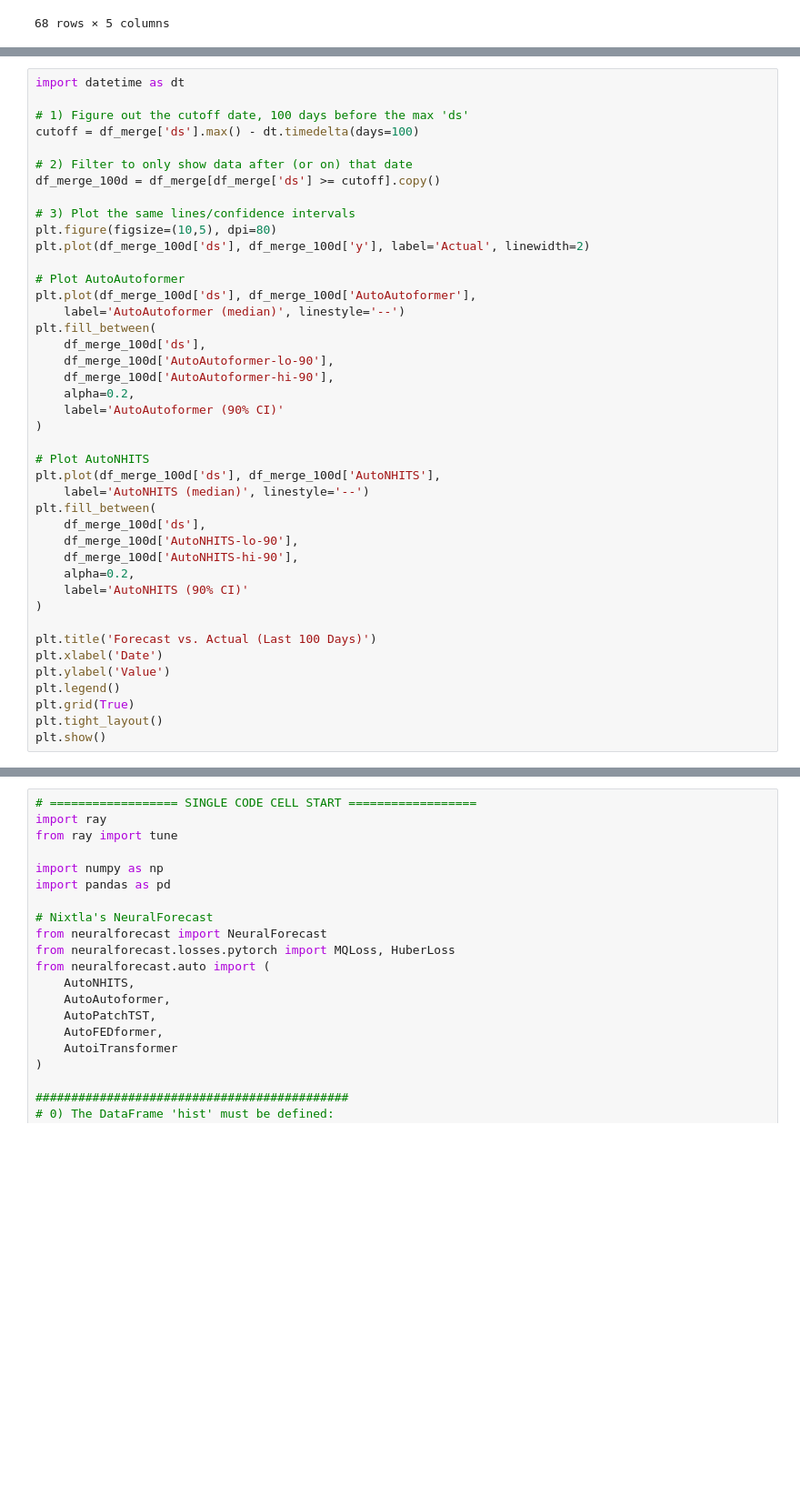
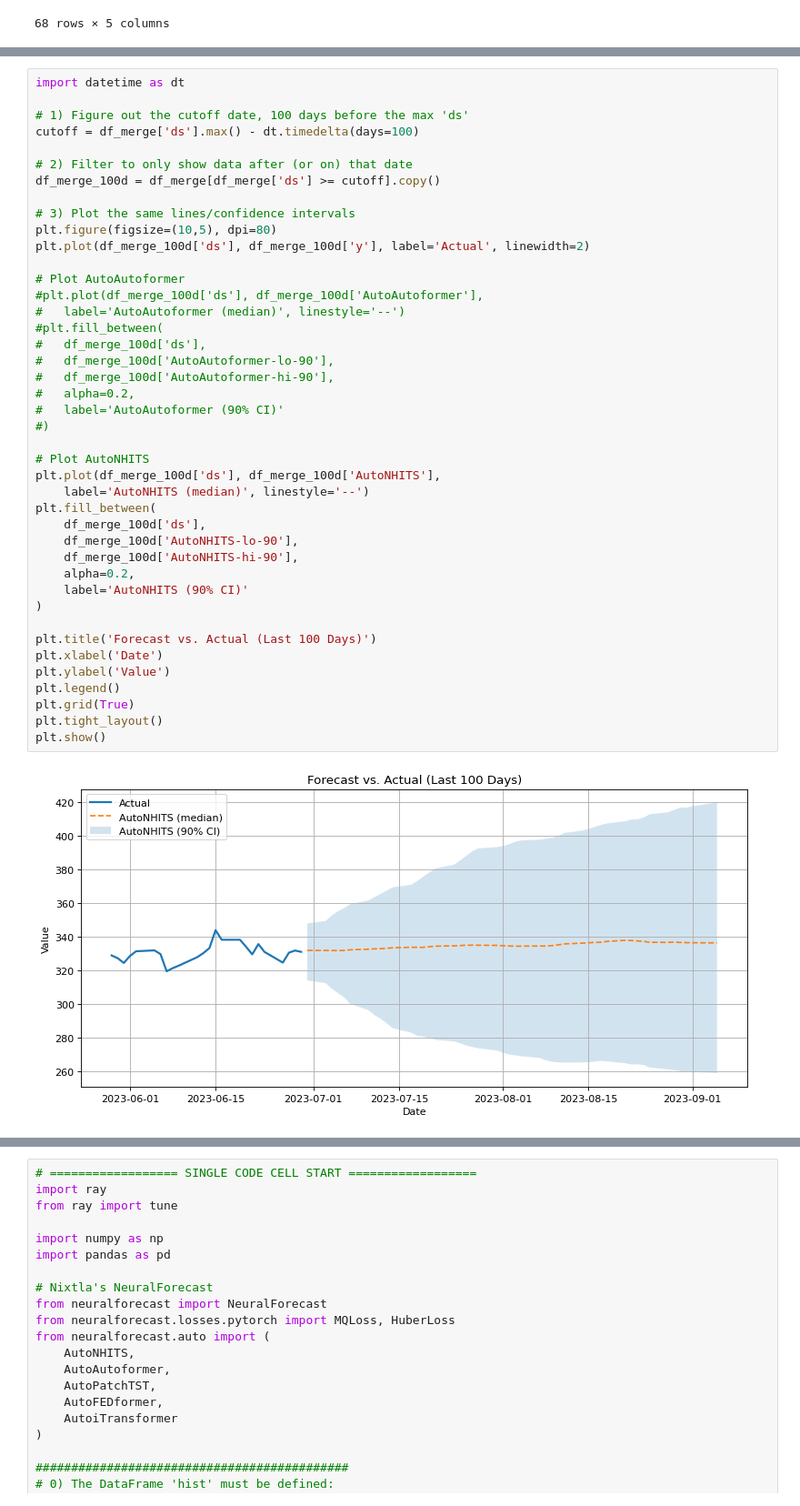
Before and after one commit to saymrwulf/timeseries, a Jupyter notebook: oho_yfinance_neural_forecasting_v2.ipynb, the cells around one changed output, grey strips where cells are left out. Shown at 91% size. Drawn from its saved outputs; the diff is of its cells as text; blank space fills up the shorter version.

```diff
--- a/oho_yfinance_neural_forecasting_v2.ipynb
+++ b/oho_yfinance_neural_forecasting_v2.ipynb
@@ -225,42 +410,44 @@ import datetime as dt
 # 1) Figure out the cutoff date, 100 days before the max 'ds'
 cutoff = df_merge['ds'].max() - dt.timedelta(days=100)
 
 # 2) Filter to only show data after (or on) that date
 df_merge_100d = df_merge[df_merge['ds'] >= cutoff].copy()
 
 # 3) Plot the same lines/confidence intervals
 plt.figure(figsize=(10,5), dpi=80)
 plt.plot(df_merge_100d['ds'], df_merge_100d['y'], label='Actual', linewidth=2)
 
 # Plot AutoAutoformer
-plt.plot(df_merge_100d['ds'], df_merge_100d['AutoAutoformer'],
-	label='AutoAutoformer (median)', linestyle='--')
-plt.fill_between(
-	df_merge_100d['ds'],
-	df_merge_100d['AutoAutoformer-lo-90'],
-	df_merge_100d['AutoAutoformer-hi-90'],
-	alpha=0.2,
-	label='AutoAutoformer (90% CI)'
-)
+#plt.plot(df_merge_100d['ds'], df_merge_100d['AutoAutoformer'],
+#	label='AutoAutoformer (median)', linestyle='--')
+#plt.fill_between(
+#	df_merge_100d['ds'],
+#	df_merge_100d['AutoAutoformer-lo-90'],
+#	df_merge_100d['AutoAutoformer-hi-90'],
+#	alpha=0.2,
+#	label='AutoAutoformer (90% CI)'
+#)
 
 # Plot AutoNHITS
 plt.plot(df_merge_100d['ds'], df_merge_100d['AutoNHITS'],
 	label='AutoNHITS (median)', linestyle='--')
 plt.fill_between(
 	df_merge_100d['ds'],
 	df_merge_100d['AutoNHITS-lo-90'],
 	df_merge_100d['AutoNHITS-hi-90'],
 	alpha=0.2,
 	label='AutoNHITS (90% CI)'
 )
 
 plt.title('Forecast vs. Actual (Last 100 Days)')
 plt.xlabel('Date')
 plt.ylabel('Value')
 plt.legend()
 plt.grid(True)
 plt.tight_layout()
 plt.show()
+# %% [output]
+[figure, added]
 # %%
 import matplotlib.pyplot as plt
 import pandas as pd
```
Also changed, not shown: parts of 52 cells of this notebook.
